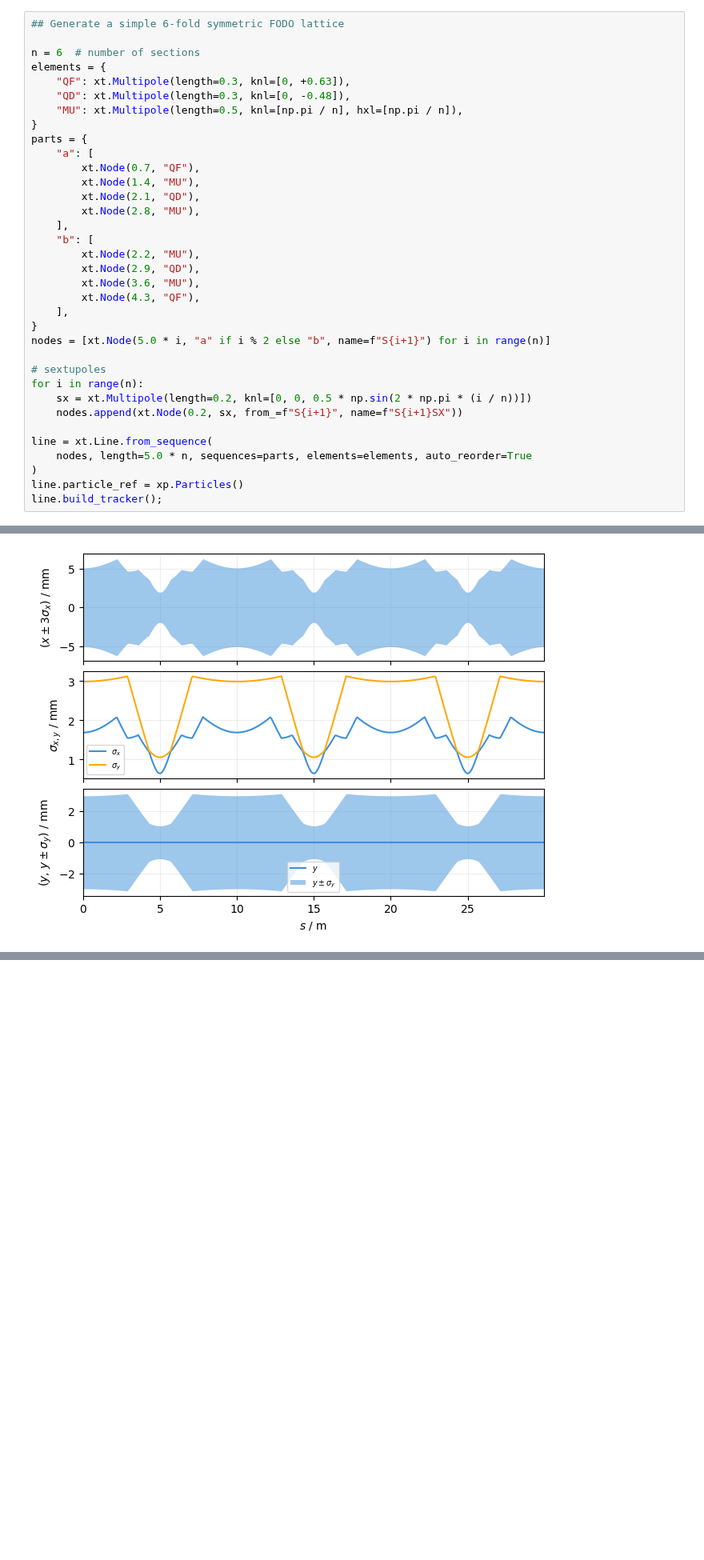
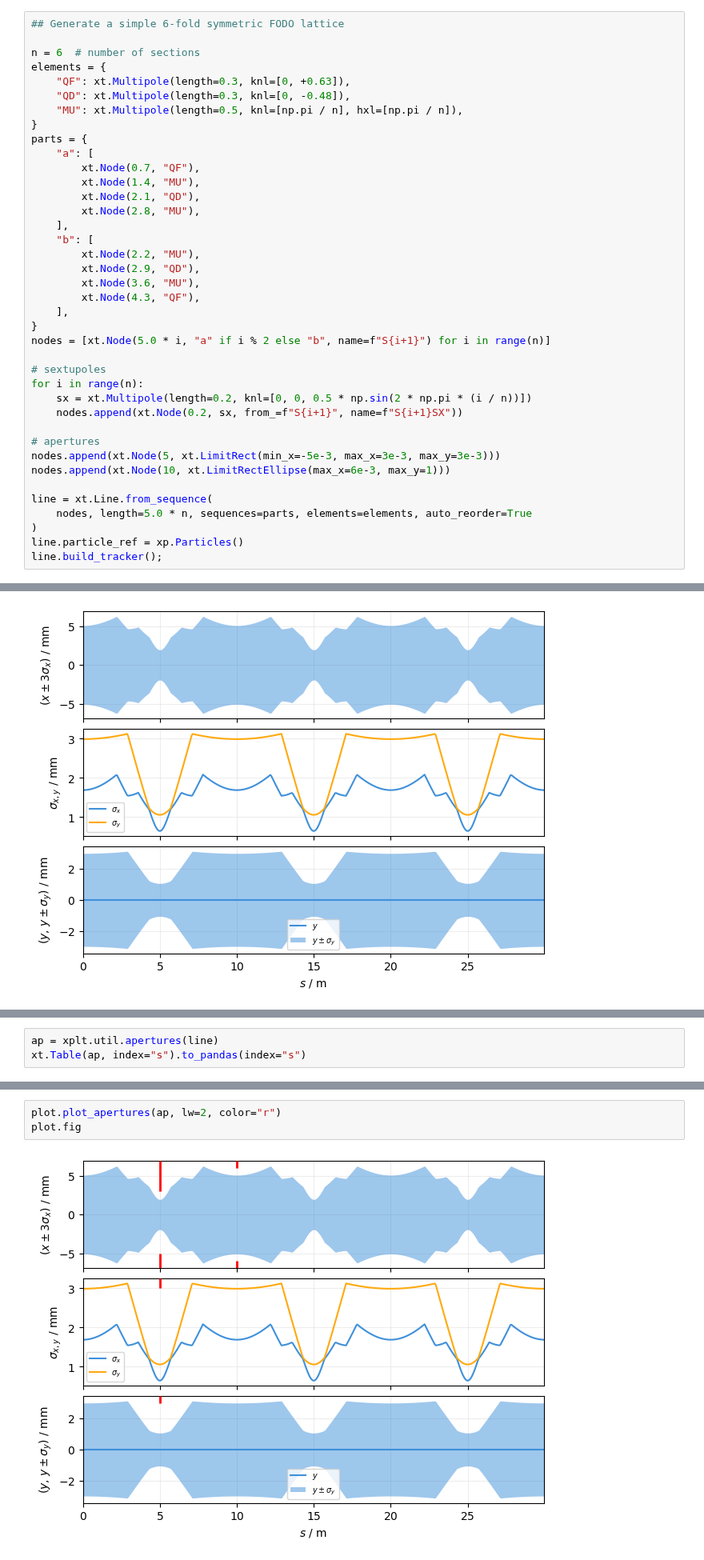
Before and after one commit to xsuite/xplt, a Jupyter notebook: examples/twiss.ipynb, the cells around one changed output, grey strips where cells are left out. Shown at 80% size. Drawn from its saved outputs; the diff is of its cells as text; blank space fills up the shorter version.

Commit message:
Add example for plotting apertures onto twiss plot

```diff
--- a/examples/twiss.ipynb
+++ b/examples/twiss.ipynb
@@ -43,6 +43,10 @@ for i in range(n):
     sx = xt.Multipole(length=0.2, knl=[0, 0, 0.5 * np.sin(2 * np.pi * (i / n))])
     nodes.append(xt.Node(0.2, sx, from_=f"S{i+1}", name=f"S{i+1}SX"))
 
+# apertures
+nodes.append(xt.Node(5, xt.LimitRect(min_x=-5e-3, max_x=3e-3, max_y=3e-3)))
+nodes.append(xt.Node(10, xt.LimitRectEllipse(max_x=6e-3, max_y=1)))
+
 line = xt.Line.from_sequence(
     nodes, length=5.0 * n, sequences=parts, elements=elements, auto_reorder=True
 )
@@ -75,0 +84,3 @@ plot = xplt.TwissPlot((tw, cv), "envelope3_x, sigma, y + envelope_y")
+# %%
+ap = xplt.util.apertures(line)
+xt.Table(ap, index="s").to_pandas(index="s")
@@ -76,3 +92,8 @@ plot = xplt.TwissPlot((tw, cv), "envelope3_x, sigma, y + envelope_y")
+# %%
+plot.plot_apertures(ap, lw=2, color="r")
+plot.fig
+# %% [output]
+[figure, added]
 # %% [markdown]
 ## Customisation
 # %% [markdown]
```
Also changed, not shown: parts of 3 cells of this notebook.
